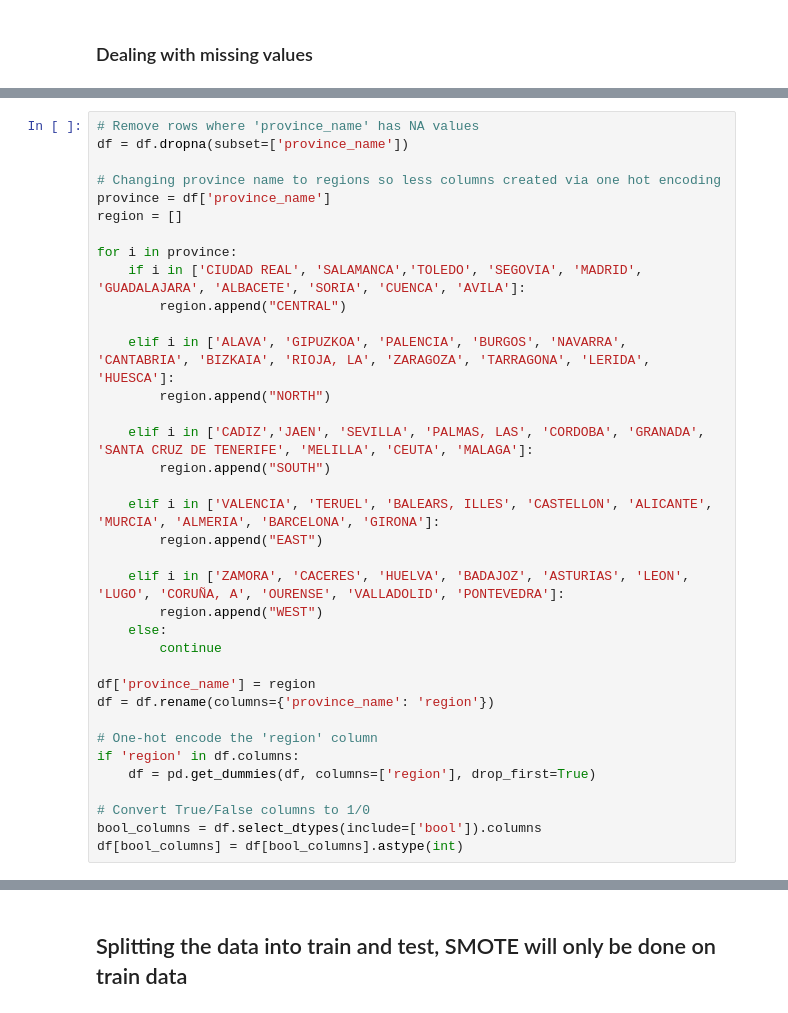
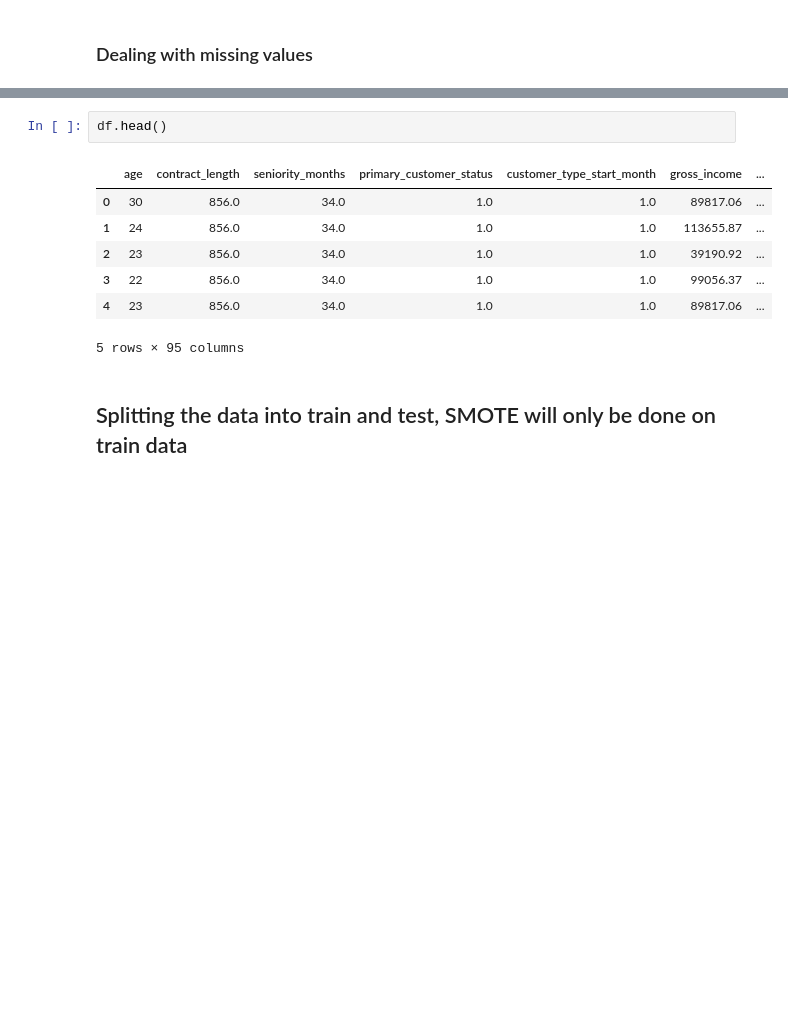
Before and after one commit to ChinSekYi/OpenAYEye, a Jupyter notebook: notebook/reco_system/santender_cleaning.ipynb, the cells around one changed output, grey strips where cells are left out. Cells and saved outputs as stored; diff of their text form; blank space fills up the shorter version.

```diff
--- a/notebook/reco_system/santender_cleaning.ipynb
+++ b/notebook/reco_system/santender_cleaning.ipynb
@@ -251,36 +252,0 @@ if existing_columns:
-# %%
-# Remove rows where 'province_name' has NA values
-df = df.dropna(subset=['province_name'])
-
-# Changing province name to regions so less columns created via one hot encoding
-province = df['province_name']
-region = []
-
-for i in province:
-    if i in ['CIUDAD REAL', 'SALAMANCA','TOLEDO', 'SEGOVIA', 'MADRID', 'GUADALAJARA', 'ALBACETE', 'SORIA', 'CUENCA', 'AVILA']:
-        region.append("CENTRAL")
-
-    elif i in ['ALAVA', 'GIPUZKOA', 'PALENCIA', 'BURGOS', 'NAVARRA', 'CANTABRIA', 'BIZKAIA', 'RIOJA, LA', 'ZARAGOZA', 'TARRAGONA', 'LERIDA', 'HUESCA']:
-        region.append("NORTH")
-
-    elif i in ['CADIZ','JAEN', 'SEVILLA', 'PALMAS, LAS', 'CORDOBA', 'GRANADA', 'SANTA CRUZ DE TENERIFE', 'MELILLA', 'CEUTA', 'MALAGA']:
-        region.append("SOUTH")
-
-    elif i in ['VALENCIA', 'TERUEL', 'BALEARS, ILLES', 'CASTELLON', 'ALICANTE', 'MURCIA', 'ALMERIA', 'BARCELONA', 'GIRONA']:
-        region.append("EAST")
-
-    elif i in ['ZAMORA', 'CACERES', 'HUELVA', 'BADAJOZ', 'ASTURIAS', 'LEON', 'LUGO', 'CORUÑA, A', 'OURENSE', 'VALLADOLID', 'PONTEVEDRA']:
-        region.append("WEST")
-    else:
-        continue
-
-df['province_name'] = region
-df = df.rename(columns={'province_name': 'region'})
-
-# One-hot encode the 'region' column
-if 'region' in df.columns:
-    df = pd.get_dummies(df, columns=['region'], drop_first=True)
-
-# Convert True/False columns to 1/0
-bool_columns = df.select_dtypes(include=['bool']).columns
-df[bool_columns] = df[bool_columns].astype(int)
@@ -287,3 +260,13 @@ df[bool_columns] = df[bool_columns].astype(int)
+# %%
+df.head()
+# %% [output]
+|  | age | contract_length | seniority_months | primary_customer_status | customer_type_start_month | gross_income | ... |
+| 0 | 30 | 856.0 | 34.0 | 1.0 | 1.0 | 89817.06 | ... |
+| 1 | 24 | 856.0 | 34.0 | 1.0 | 1.0 | 113655.87 | ... |
+| 2 | 23 | 856.0 | 34.0 | 1.0 | 1.0 | 39190.92 | ... |
+| 3 | 22 | 856.0 | 34.0 | 1.0 | 1.0 | 99056.37 | ... |
+| 4 | 23 | 856.0 | 34.0 | 1.0 | 1.0 | 89817.06 | ... |
+5 rows × 95 columns
 # %% [markdown]
 ## Splitting the data into train and test, SMOTE will only be done on train data
 # %%
```
Also changed, not shown: parts of 17 cells of this notebook, 13 other files.
